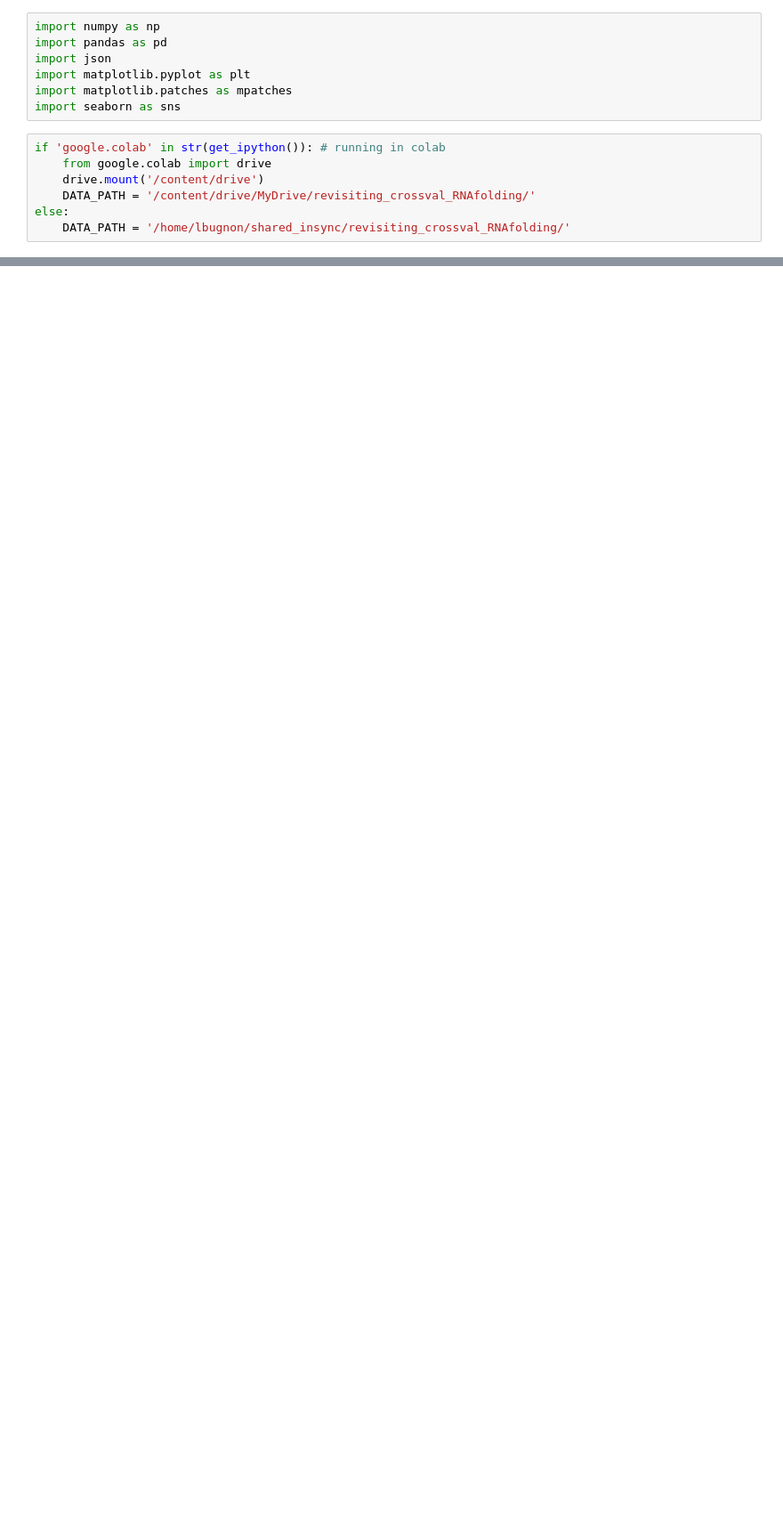
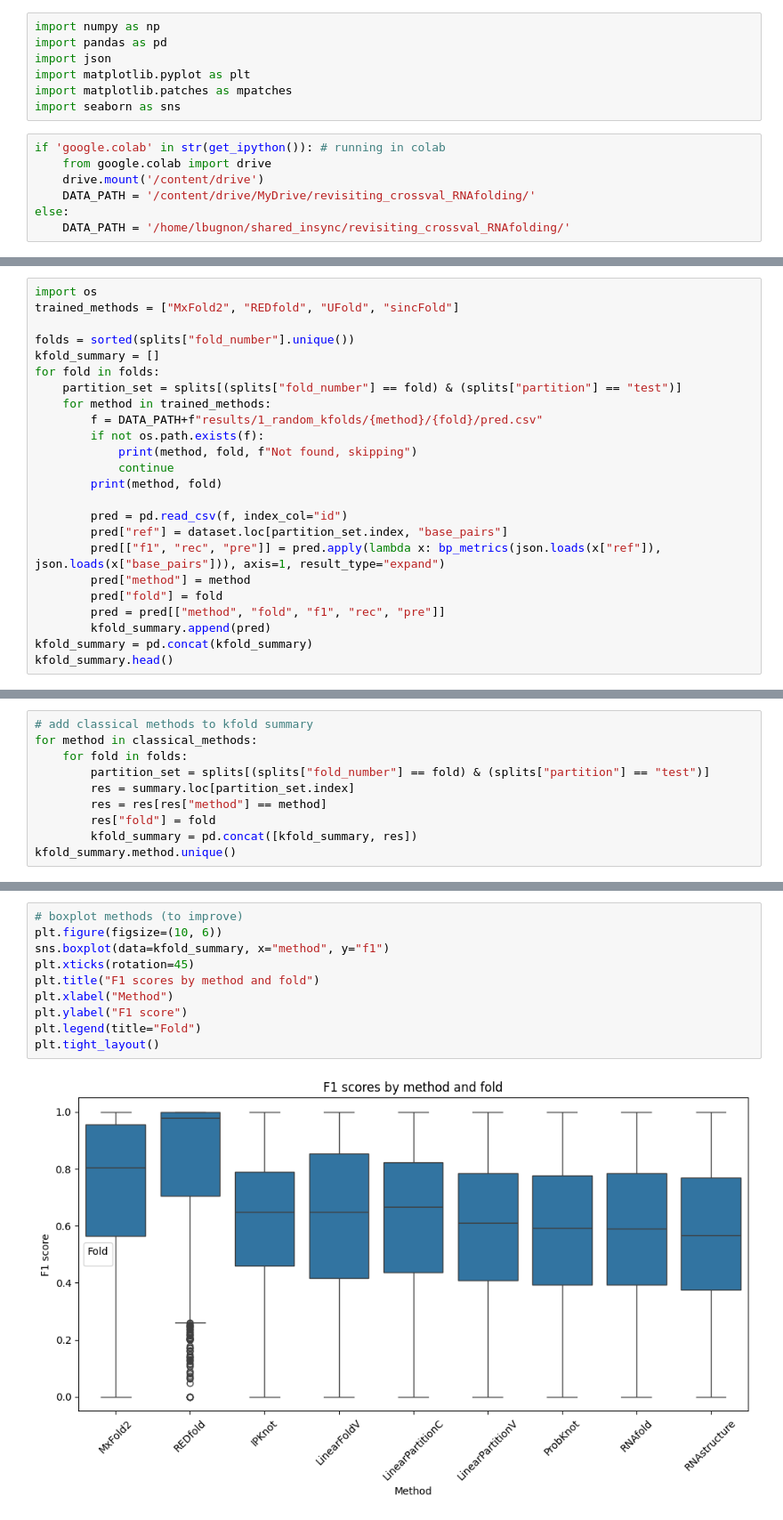
Before and after one commit to sinc-lab/revisiting_xval_rnafolding, a Jupyter notebook: performance_eval.ipynb, the cells around one changed output, grey strips where cells are left out. Shown: that part at 89% size. Drawn from its saved outputs; the diff is of its cells as text; blank space fills up the shorter version.

```diff
--- a/performance_eval.ipynb
+++ b/performance_eval.ipynb
@@ -57,0 +165,24 @@ splits.head()
+# %%
+import os
+trained_methods = ["MxFold2", "REDfold", "UFold", "sincFold"]
+
+folds = sorted(splits["fold_number"].unique())
+kfold_summary = []
+for fold in folds:
+    partition_set = splits[(splits["fold_number"] == fold) & (splits["partition"] == "test")]
+    for method in trained_methods:
+        f = DATA_PATH+f"results/1_random_kfolds/{method}/{fold}/pred.csv"
+        if not os.path.exists(f):
+            print(method, fold, f"Not found, skipping")
+            continue
+        print(method, fold)
+
+        pred = pd.read_csv(f, index_col="id")
+        pred["ref"] = dataset.loc[partition_set.index, "base_pairs"]
+        pred[["f1", "rec", "pre"]] = pred.apply(lambda x: bp_metrics(json.loads(x["ref"]), json.loads(x["base_pairs"])), axis=1, result_type="expand")
+        pred["method"] = method
+        pred["fold"] = fold
+        pred = pred[["method", "fold", "f1", "rec", "pre"]]
+        kfold_summary.append(pred)
+kfold_summary = pd.concat(kfold_summary)
+kfold_summary.head()
@@ -57,0 +217,10 @@ splits.head()
+# %%
+# add classical methods to kfold summary
+for method in classical_methods:
+    for fold in folds:
+        partition_set = splits[(splits["fold_number"] == fold) & (splits["partition"] == "test")]
+        res = summary.loc[partition_set.index]
+        res = res[res["method"] == method]
+        res["fold"] = fold
+        kfold_summary = pd.concat([kfold_summary, res])
+kfold_summary.method.unique()
@@ -57,0 +231,12 @@ splits.head()
+# %%
+# boxplot methods (to improve)
+plt.figure(figsize=(10, 6))
+sns.boxplot(data=kfold_summary, x="method", y="f1")
+plt.xticks(rotation=45)
+plt.title("F1 scores by method and fold")
+plt.xlabel("Method")
+plt.ylabel("F1 score")
+plt.legend(title="Fold")
+plt.tight_layout()
+# %% [output]
+[figure, added]
```
Also changed, not shown: parts of 19 cells of this notebook, 2 other files.
